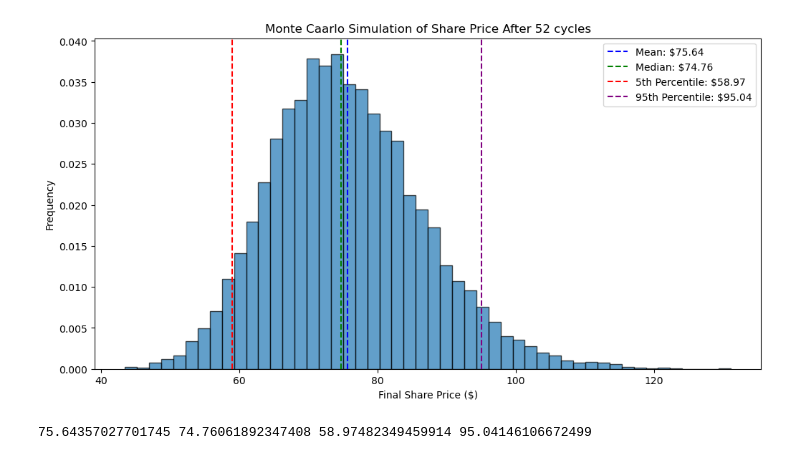
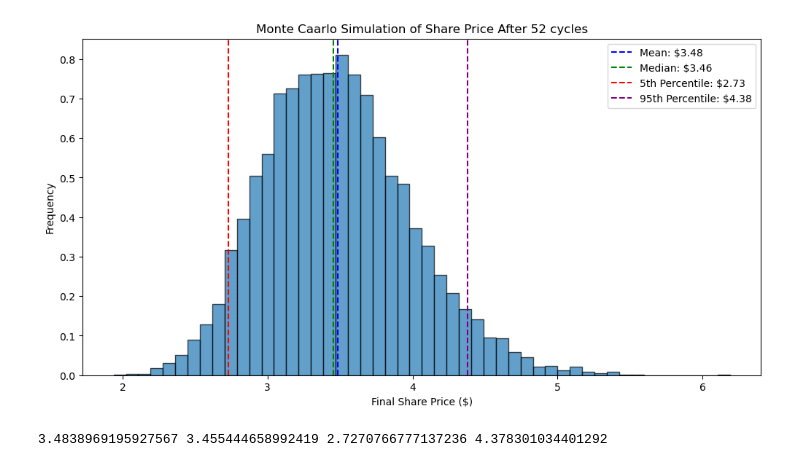
Before and after one commit to ovoxojxy/XRP-price-model, a Jupyter notebook: XRP/Simulation_1.ipynb, the cells around one changed output. Saved outputs shown, nothing was run; the diff lists cells and outputs as text; code cells hidden in the pictures.

Commit message:
Fixed error with price variable

```diff
--- a/XRP/Simulation_1.ipynb
+++ b/XRP/Simulation_1.ipynb
@@ -18,36 +18,36 @@ loss_max = .06 #max loss
 
 final_prices = []
 
 for _ in range(n_simulations):
-    price = 50
+    price = S0
     for _ in range(n_cycles):
         #
         gain = np.random.uniform(gain_min, gain_max)
         loss = np.random.uniform(loss_min, loss_max)
         #
         price *= (1 + gain)
         price *= (1 - loss)
     final_prices.append(price)
 
 mean_price = np.mean(final_prices)
 median_price = np.median(final_prices)
 percentile_5 = np.percentile(final_prices, 5)
 percentile_95 = np.percentile(final_prices, 95)
 
 plt.figure(figsize=(12, 6))
 plt.hist(final_prices, bins=50, density=True, alpha=0.7,  edgecolor='black')
 plt.axvline(mean_price, color='blue', linestyle='--', label=f'Mean: ${mean_price:.2f}')
 plt.axvline(median_price, color='green', linestyle='--', label=f'Median: ${median_price:.2f}')
 plt.axvline(percentile_5, color='red', linestyle='--', label=f'5th Percentile: ${percentile_5:.2f}')
 plt.axvline(percentile_95, color='purple', linestyle='--', label=f'95th Percentile: ${percentile_95:.2f}')
 plt.title('Monte Caarlo Simulation of Share Price After 52 cycles')
 plt.xlabel('Final Share Price ($)')
 plt.ylabel('Frequency')
 plt.legend()
 plt.show()
 # %% [output]
-[figure, old version]
+[figure, new version]
 # %%
 print(mean_price, median_price, percentile_5, percentile_95)
 # %% [output]
-75.64357027701745 74.76061892347408 58.97482349459914 95.04146106672499
+3.4838969195927567 3.455444658992419 2.7270766777137236 4.378301034401292
```
